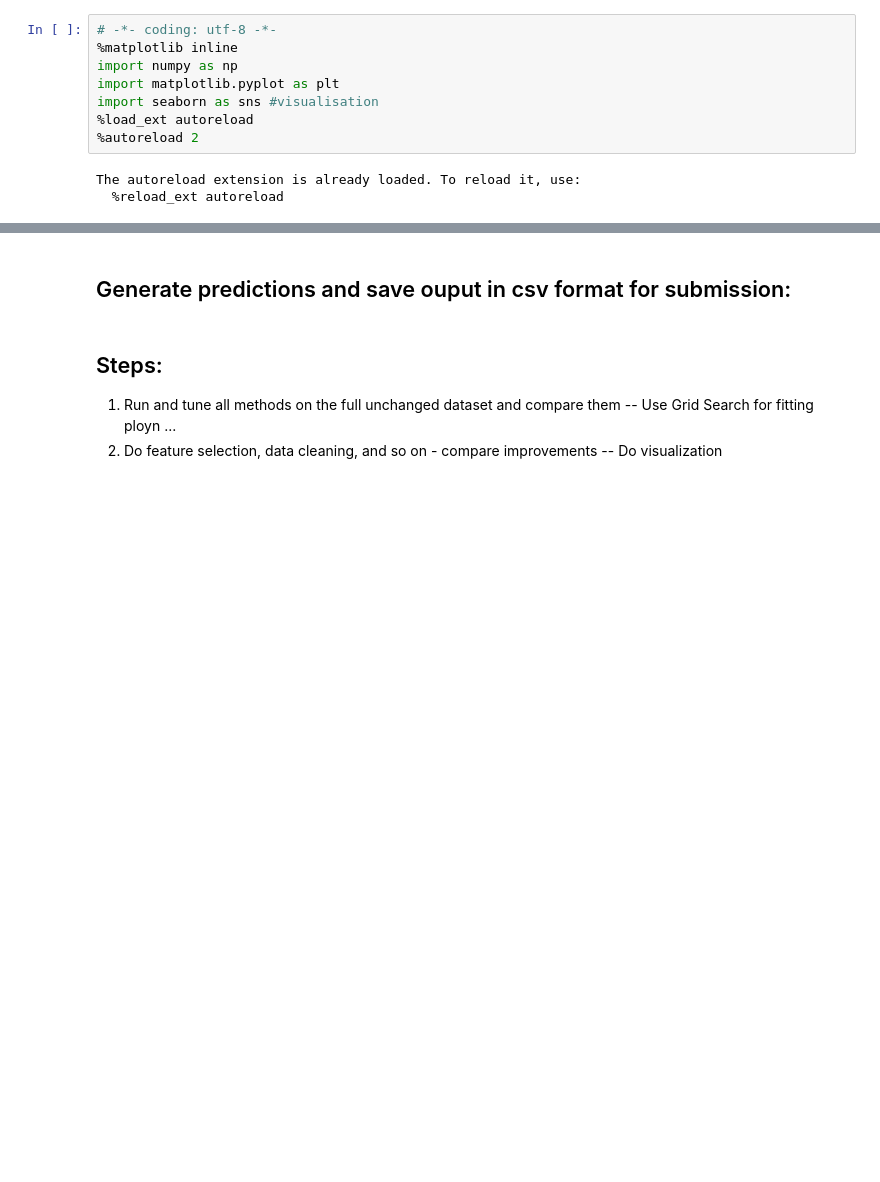
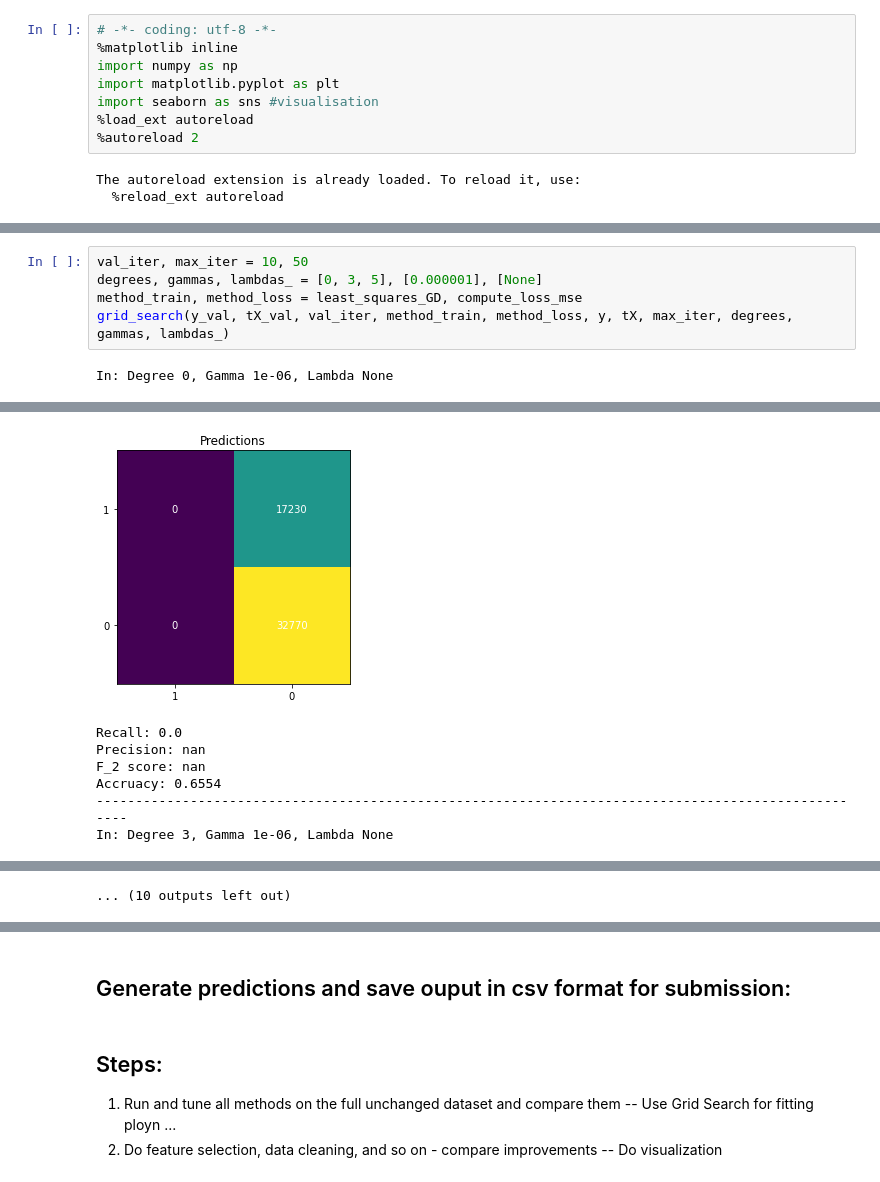
Before and after one commit to CS-433/ml-project-1-mgo, a Jupyter notebook: project1/scripts/project1.ipynb, the cells around one changed output, grey strips where cells are left out. Drawn from its saved outputs; the diff is of its cells as text; blank space fills up the shorter version.

```diff
--- a/project1/scripts/project1.ipynb
+++ b/project1/scripts/project1.ipynb
@@ -11,0 +219,7 @@ The autoreload extension is already loaded. To reload it, use:
+# %%
+val_iter, max_iter = 10, 50
+degrees, gammas, lambdas_ = [0, 3, 5], [0.000001], [None]
+method_train, method_loss = least_squares_GD, compute_loss_mse
+grid_search(y_val, tX_val, val_iter, method_train, method_loss, y, tX, max_iter, degrees, gammas, lambdas_)
+# %% [output]
+In: Degree 0, Gamma 1e-06, Lambda None
@@ -11,0 +232,7 @@ The autoreload extension is already loaded. To reload it, use:
+[figure, added]
+Recall: 0.0
+Precision: nan
+F_2 score: nan
+Accruacy: 0.6554
+----------------------------------------------------------------------------------------------------
+In: Degree 3, Gamma 1e-06, Lambda None
@@ -11,0 +243 @@ The autoreload extension is already loaded. To reload it, use:
+... (10 outputs left out)
```
Also changed, not shown: parts of 45 cells of this notebook, 1 other file.
